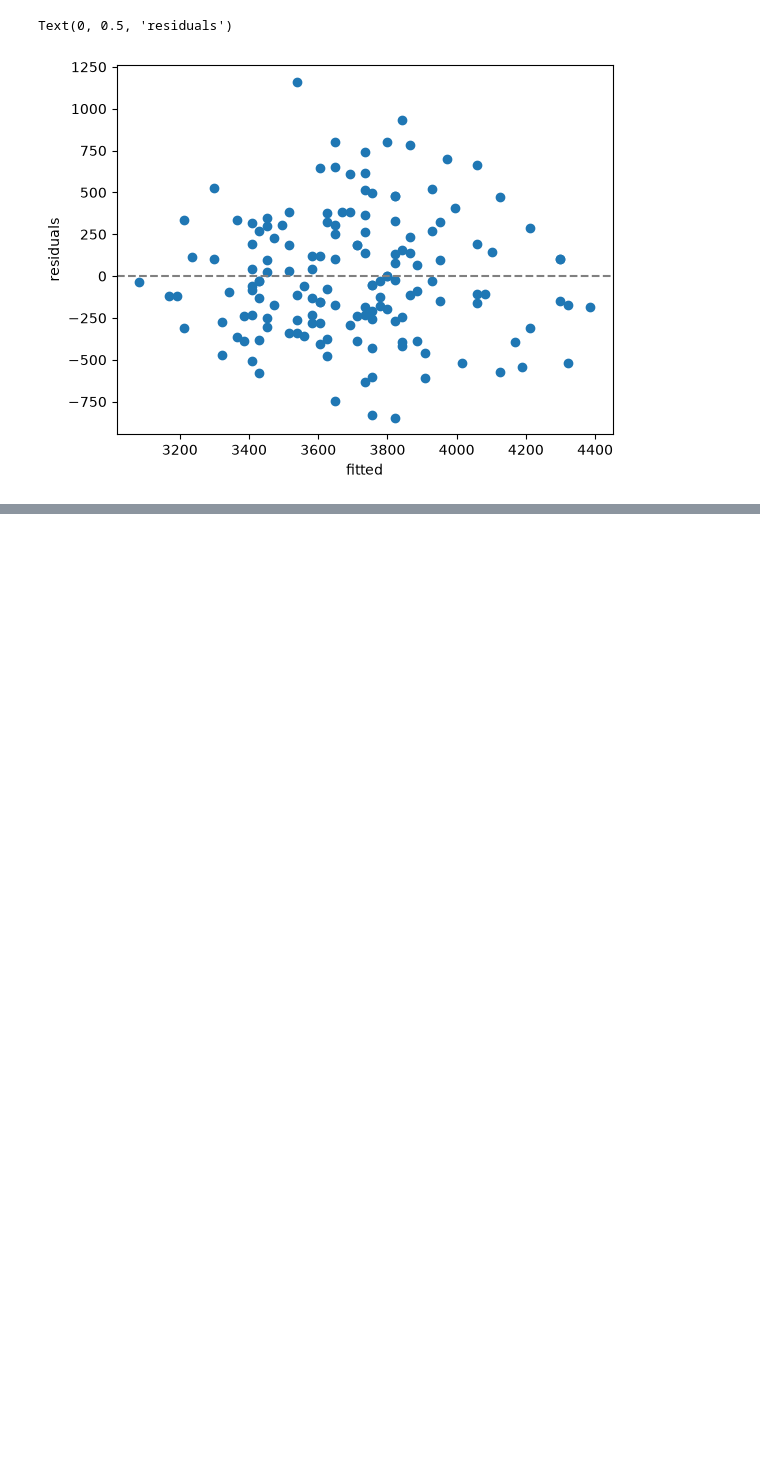
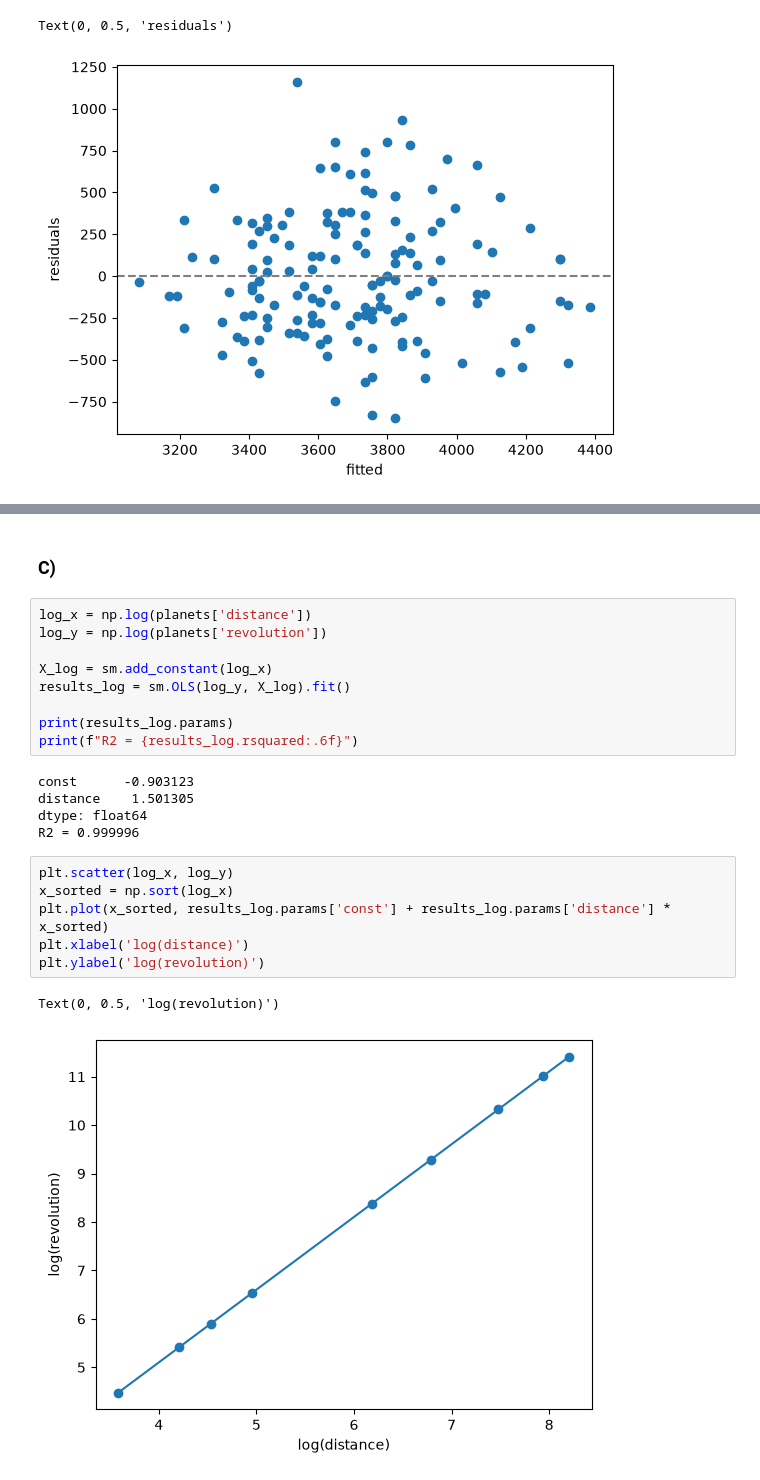
Before and after one commit to Conor1123/DS-6021, a Jupyter notebook: Lab-2/runner.ipynb, the cells around one changed output, grey strips where cells are left out. Saved outputs shown, nothing was run; the diff lists cells and outputs as text; blank space fills up the shorter version.

```diff
--- a/Lab-2/runner.ipynb
+++ b/Lab-2/runner.ipynb
@@ -291,0 +387,25 @@ Text(0, 0.5, 'residuals')
+# %% [markdown]
+### C)
+# %%
+log_x = np.log(planets['distance'])
+log_y = np.log(planets['revolution'])
+
+X_log = sm.add_constant(log_x)
+results_log = sm.OLS(log_y, X_log).fit()
+
+print(results_log.params)
+print(f"R2 = {results_log.rsquared:.6f}")
+# %% [output]
+const      -0.903123
+distance    1.501305
+dtype: float64
+R2 = 0.999996
+# %%
+plt.scatter(log_x, log_y)
+x_sorted = np.sort(log_x)
+plt.plot(x_sorted, results_log.params['const'] + results_log.params['distance'] * x_sorted)
+plt.xlabel('log(distance)')
+plt.ylabel('log(revolution)')
+# %% [output]
+Text(0, 0.5, 'log(revolution)')
+[figure, added]
```
Also changed, not shown: parts of 28 cells of this notebook.
